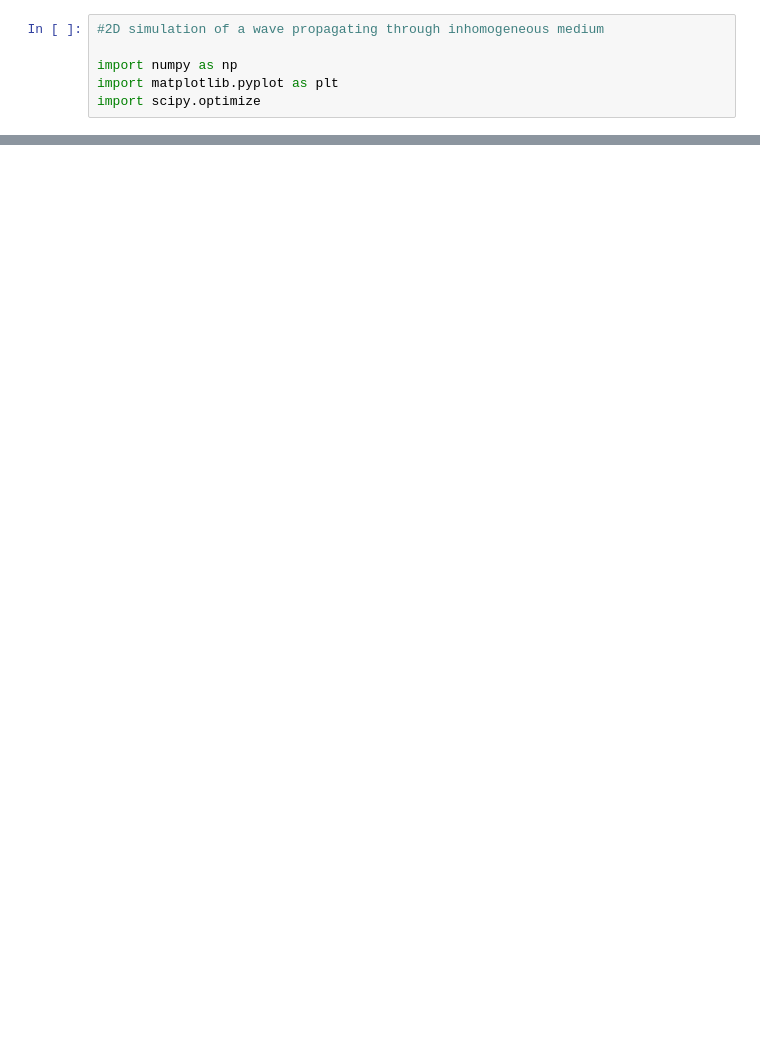
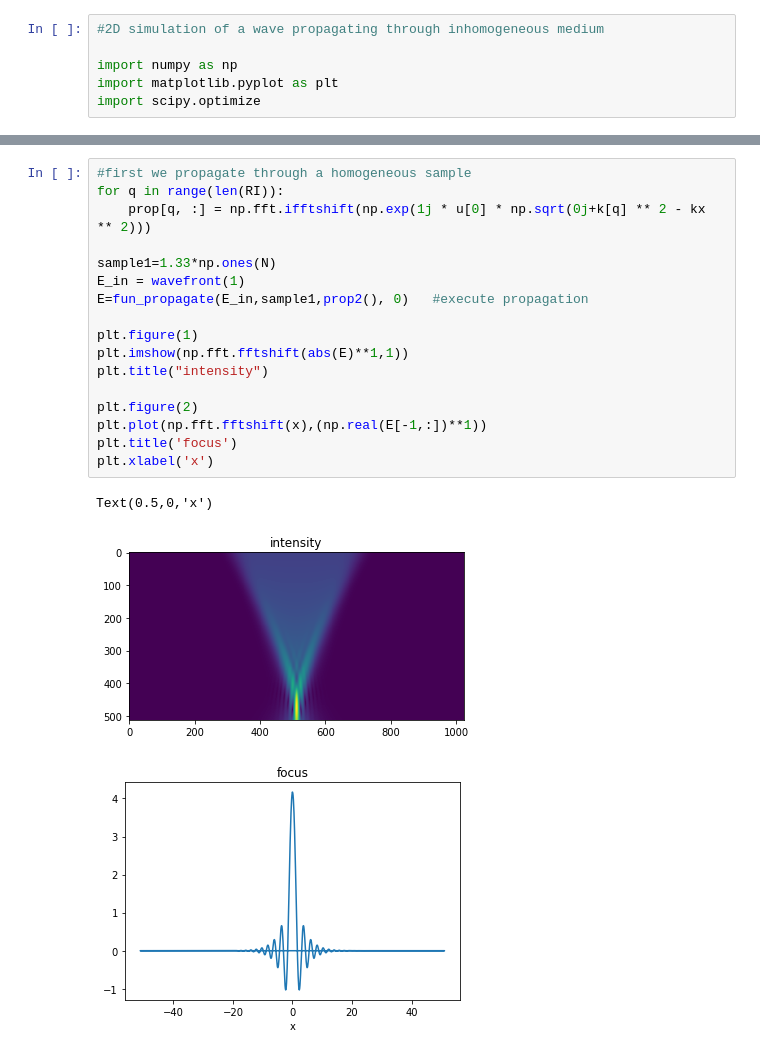
Before and after one commit to PrintRind/Turbid-Media-Propagation-Simulation, a Jupyter notebook: prop through turbid medium.ipynb, the cells around one changed output, grey strips where cells are left out. Cells and saved outputs as stored; diff of their text form; blank space fills up the shorter version.

```diff
--- a/prop through turbid medium.ipynb
+++ b/prop through turbid medium.ipynb
@@ -106,4 +112,25 @@ def fun_propagate(E_in,sample,prop):
         E[m+1,:]=np.fft.ifft(sum(Ek,0)) #calculate next depth-slice of field
 
     return E
+# %%
+#first we propagate through a homogeneous sample
+for q in range(len(RI)):
+    prop[q, :] = np.fft.ifftshift(np.exp(1j * u[0] * np.sqrt(0j+k[q] ** 2 - kx ** 2)))
+
+sample1=1.33*np.ones(N)
+E_in = wavefront(1)
+E=fun_propagate(E_in,sample1,prop2(), 0)   #execute propagation
+
+plt.figure(1)
+plt.imshow(np.fft.fftshift(abs(E)**1,1))
+plt.title("intensity")
+
+plt.figure(2)
+plt.plot(np.fft.fftshift(x),(np.real(E[-1,:])**1))
+plt.title('focus')
+plt.xlabel('x')
+# %% [output]
+Text(0.5,0,'x')
+[figure, added]
+[figure, added]
 # %%
```
Also changed, not shown: parts of 19 cells of this notebook.
